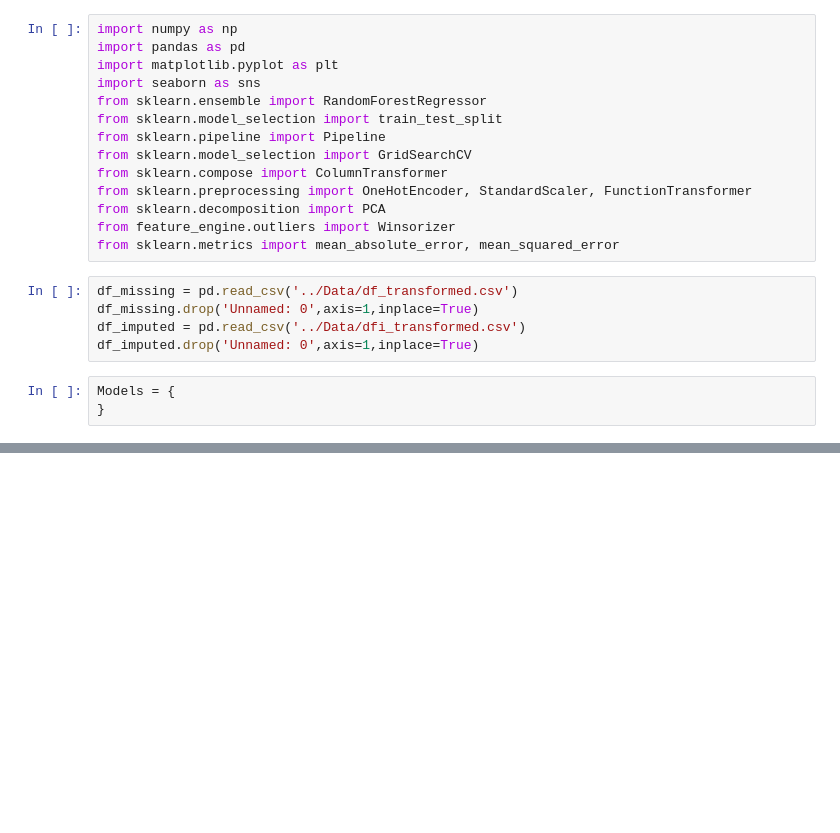
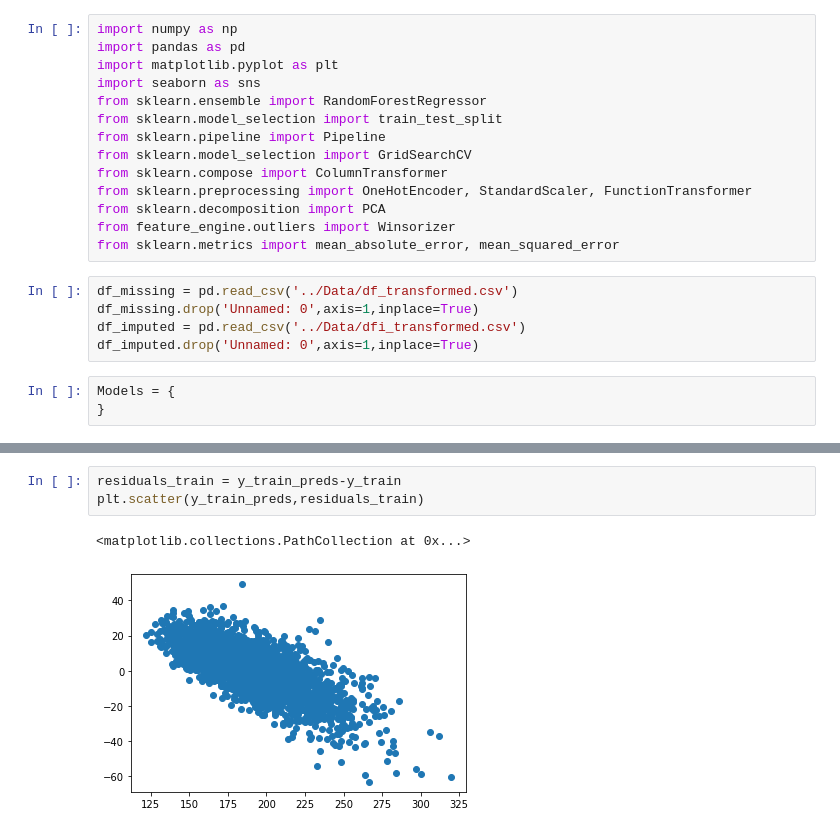
Before and after one commit to mathisme/ThinkfulDSFinalCapstone, a Jupyter notebook: notebooks/RandomForests.ipynb, the cells around one changed output, grey strips where cells are left out. Cells and saved outputs as stored; diff of their text form; blank space fills up the shorter version.

```diff
--- a/notebooks/RandomForests.ipynb
+++ b/notebooks/RandomForests.ipynb
@@ -253,0 +269,6 @@ models.sort_values(by='adjusted r2',ascending=False).head(10).transpose(copy=Tru
+# %%
+residuals_train = y_train_preds-y_train
+plt.scatter(y_train_preds,residuals_train)
+# %% [output]
+<matplotlib.collections.PathCollection at 0x...>
+[figure, added]
```
Also changed, not shown: parts of 7 cells of this notebook, 1 other file.
